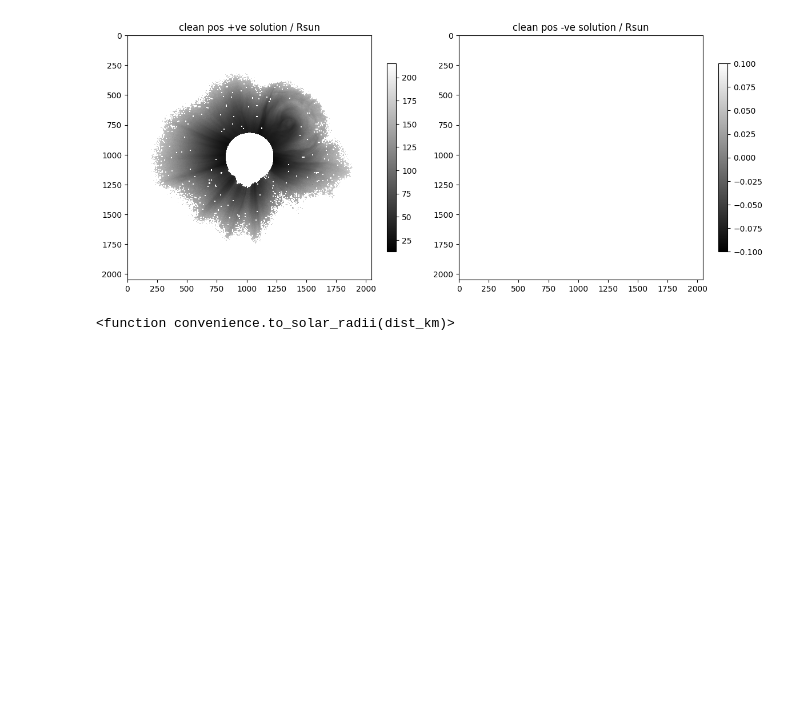
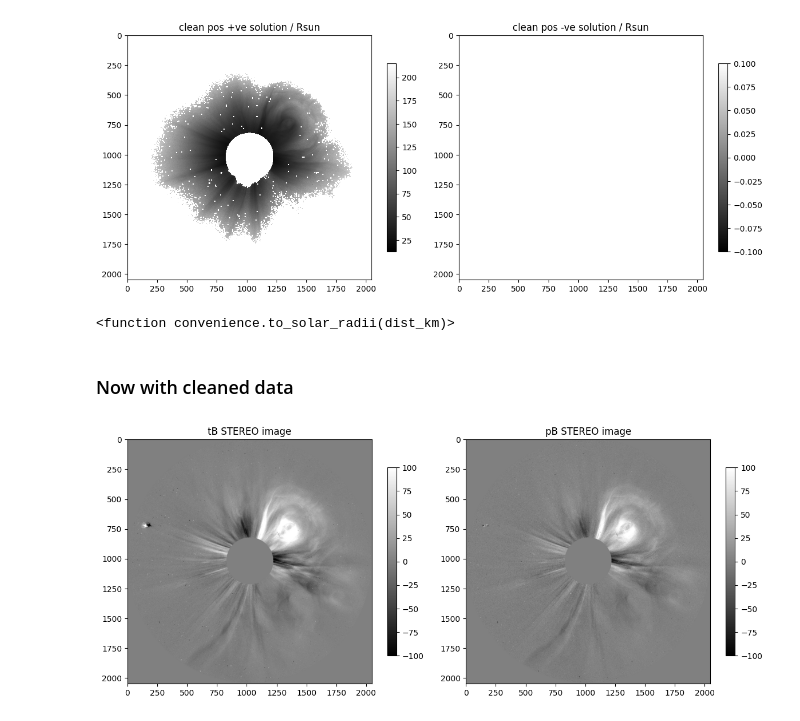
Before and after one commit to punch-mission/vapor, a Jupyter notebook: doc_04_core.ipynb, the cells around one changed output. Cells and saved outputs as stored; diff of their text form; code cells hidden in the pictures; blank space fills up the shorter version.

```diff
--- a/doc_04_core.ipynb
+++ b/doc_04_core.ipynb
@@ -99,3 +99,16 @@ con.to_solar_radii
 [figure]
 [figure]
 <function convenience.to_solar_radii(dist_km)>
+# %% [markdown]
+### Now with cleaned data
+# %%
+# import some data using import_data (see doc_03_support)
+tb_data, pB_data, tb_header, pb_header = sup.import_data(fits_file_list, subtract_base_image=True, base_file_list=base_fits_file_list)
+
+tb_data = np.clip(tb_data, -100, 100)
+pB_data = np.clip(pB_data, -100, 100)
+
+# view tB, pB pair, both have been masked by default (see doc_02_convenience)
+con.show_2_images(tb_data, pB_data,  title1="tB STEREO image", title2="pB STEREO image")
+# %% [output]
+[figure, added]
```
Also changed, not shown: parts of 4 cells of this notebook, 2 other files.
